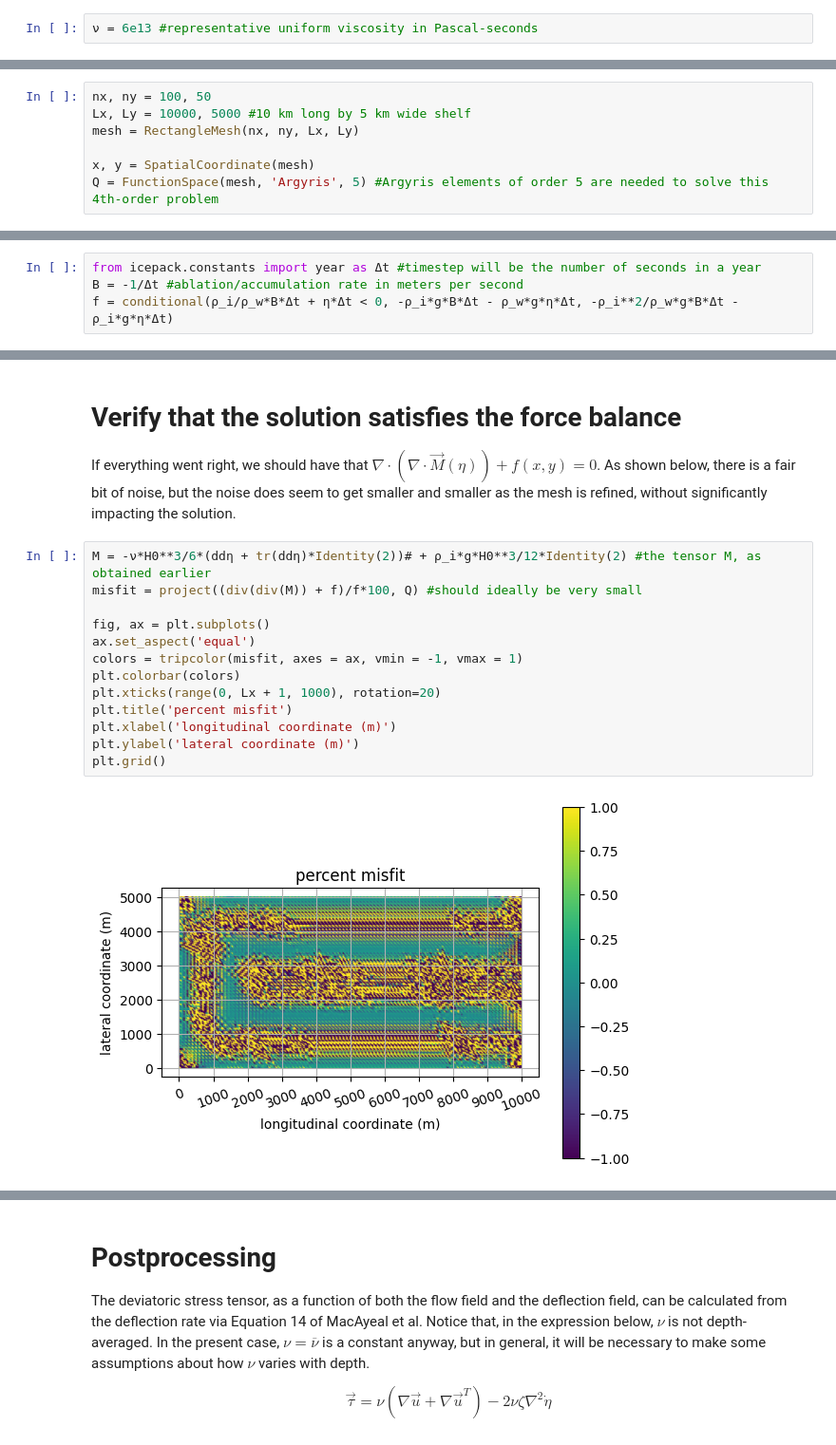
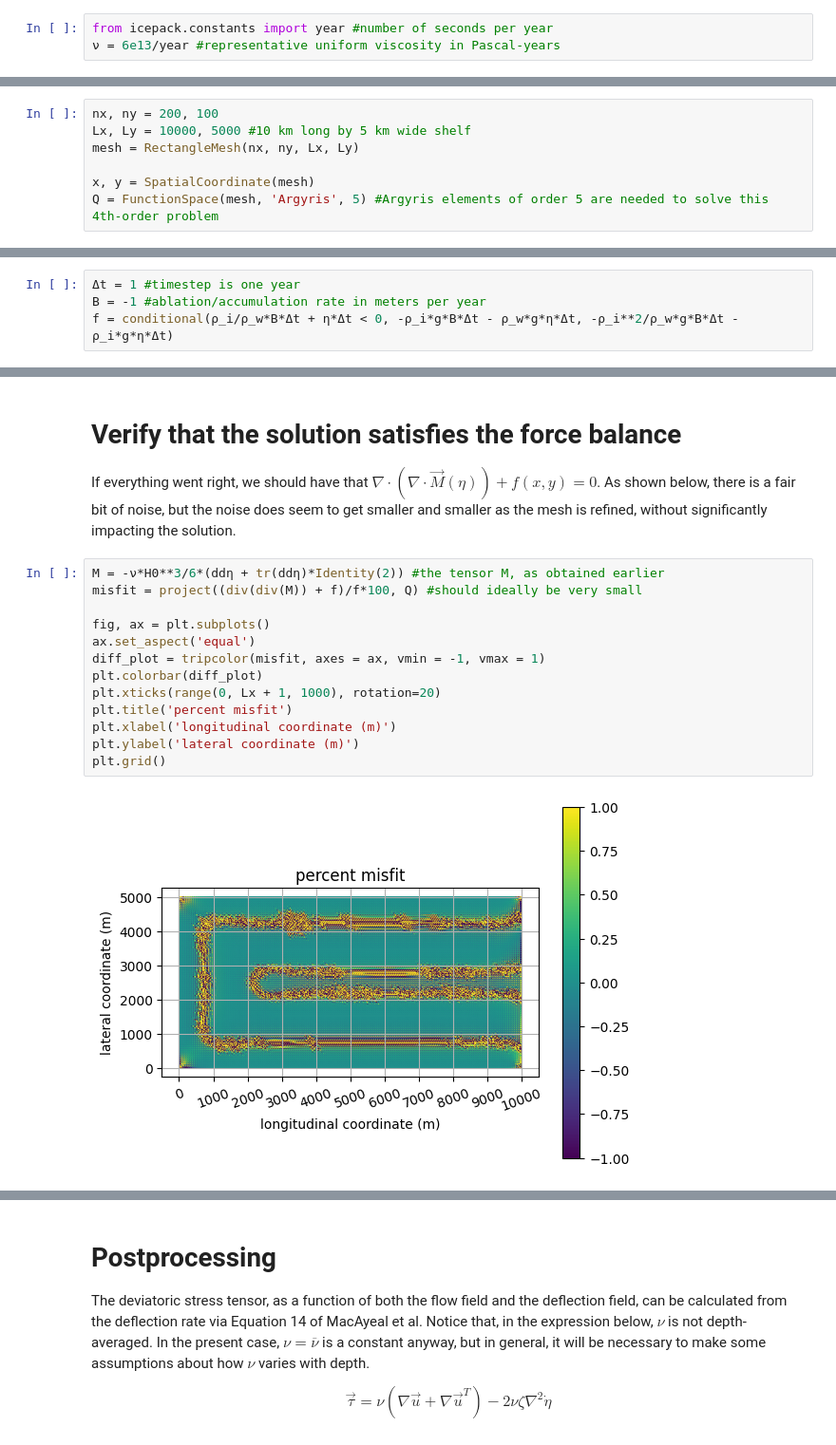
Before and after one commit to chrismiele/weird_flex, a Jupyter notebook: 2_kirchhoff_plate_viscous.ipynb, the cells around one changed output, grey strips where cells are left out. Shown at 95% size. Cells and saved outputs as stored; diff of their text form.

```diff
--- a/2_kirchhoff_plate_viscous.ipynb
+++ b/2_kirchhoff_plate_viscous.ipynb
@@ -25,7 +23,8 @@ $$\vec{M} = -\frac{\overline{\nu}H^3}{6}\left(\nabla^2\dot{\eta} + tr\left(\nabl
 
 In general, it will be necessary to obtain $\overline{\nu}$ via the velocity field. For now, we'll assume linear rheology, so that $\overline{\nu}$ is just a constant:
 # %%
-ν = 6e13 #representative uniform viscosity in Pascal-seconds
+from icepack.constants import year #number of seconds per year
+ν = 6e13/year #representative uniform viscosity in Pascal-years
 # %% [markdown]
 We can simplify this constitutive relation further by omitting the glaciostatic term (the final term on the right), as in MacAyeal et al. The second derivative of this term relates to convexity/concavity of the shelf, and it is expected to usually be small. In situations where this may not be the case, the glaciostatic term can be included in the load term defined later. Thus, for now, we use the constitutive relation:
 
@@ -52,7 +51,7 @@ $$\frac{1}{6}\int_{x, y}\overline{\nu}H^3\nabla^2\dot{\eta} : \nabla^2 vdxdy + \
 
 ## Spatial extent and mesh
 # %%
-nx, ny = 100, 50
+nx, ny = 200, 100
 Lx, Ly = 10000, 5000 #10 km long by 5 km wide shelf
 mesh = RectangleMesh(nx, ny, Lx, Ly)
 
@@ -96,8 +95,8 @@ I'll load the shelf by imposing a spatially uniform surface mass balance, $\dot{
  -\frac{\rho_i^2}{\rho_w}g\dot{B}\Delta t - \rho_ig\dot{\eta}\Delta t & \frac{\rho_i}{\rho_w}\dot{B}\Delta t + \dot{\eta}\Delta t \geq 0
  \end{cases}$$
 # %%
-from icepack.constants import year as Δt #timestep will be the number of seconds in a year
-B = -1/Δt #ablation/accumulation rate in meters per second
+Δt = 1 #timestep is one year
+B = -1 #ablation/accumulation rate in meters per year
 f = conditional(ρ_i/ρ_w*B*Δt + η*Δt < 0, -ρ_i*g*B*Δt - ρ_w*g*η*Δt, -ρ_i**2/ρ_w*g*B*Δt - ρ_i*g*η*Δt)
 # %% [markdown]
 ## Set up the problem to be solved
@@ -143,18 +136,18 @@ plt.grid()
 
 If everything went right, we should have that $\nabla\cdot\left(\nabla\cdot\vec{M}(\eta)\right) + f(x, y) = 0$. As shown below, there is a fair bit of noise, but the noise does seem to get smaller and smaller as the mesh is refined, without significantly impacting the solution.
 # %%
-M = -ν*H0**3/6*(ddη + tr(ddη)*Identity(2))# + ρ_i*g*H0**3/12*Identity(2) #the tensor M, as obtained earlier
+M = -ν*H0**3/6*(ddη + tr(ddη)*Identity(2)) #the tensor M, as obtained earlier
 misfit = project((div(div(M)) + f)/f*100, Q) #should ideally be very small
 
 fig, ax = plt.subplots()
 ax.set_aspect('equal')
-colors = tripcolor(misfit, axes = ax, vmin = -1, vmax = 1)
-plt.colorbar(colors)
+diff_plot = tripcolor(misfit, axes = ax, vmin = -1, vmax = 1)
+plt.colorbar(diff_plot)
 plt.xticks(range(0, Lx + 1, 1000), rotation=20)
 plt.title('percent misfit')
 plt.xlabel('longitudinal coordinate (m)')
 plt.ylabel('lateral coordinate (m)')
 plt.grid()
 # %% [output]
-[figure, old version]
+[figure, new version]
 # %% [markdown]
```
Also changed, not shown: parts of 10 cells of this notebook.
